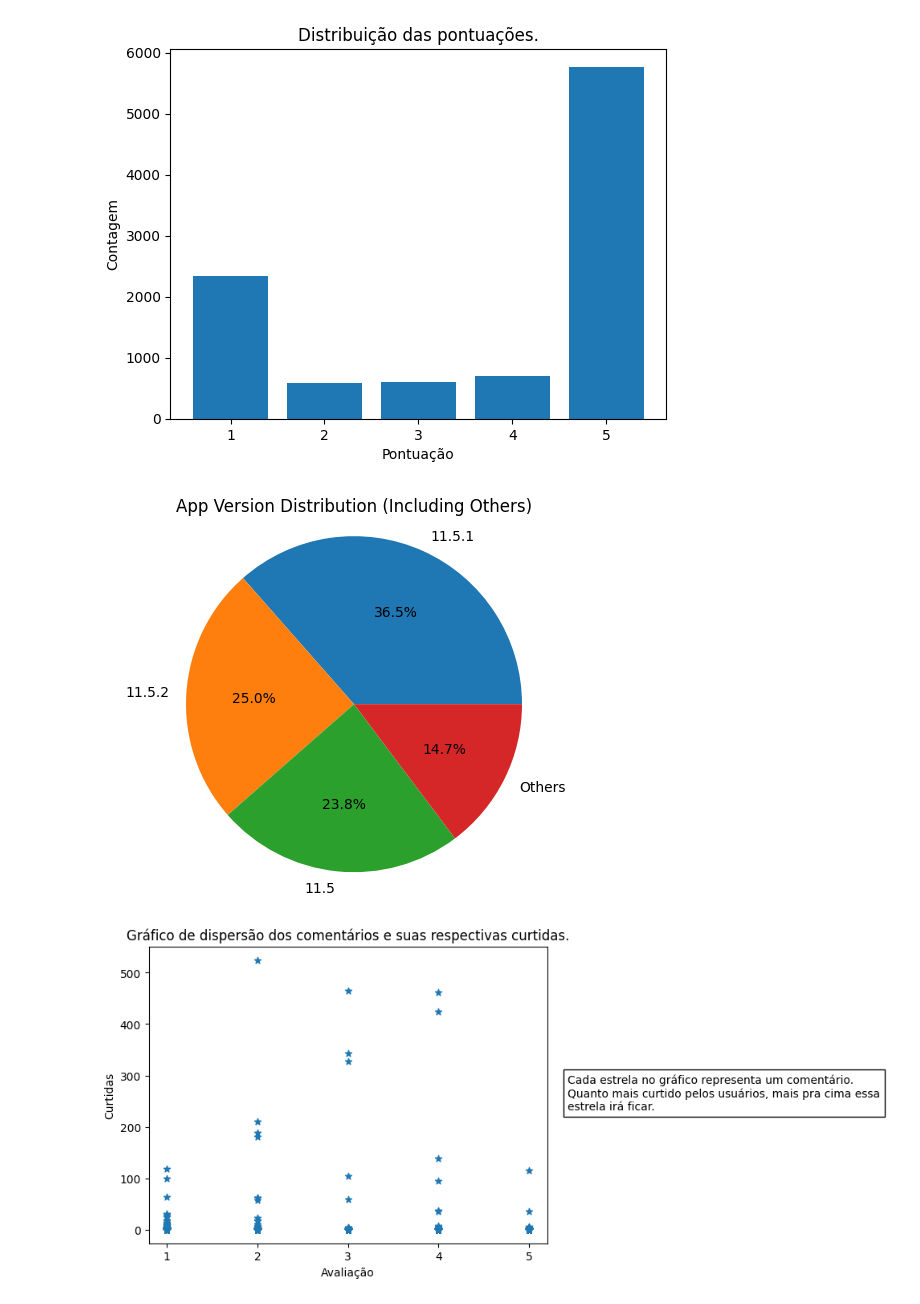
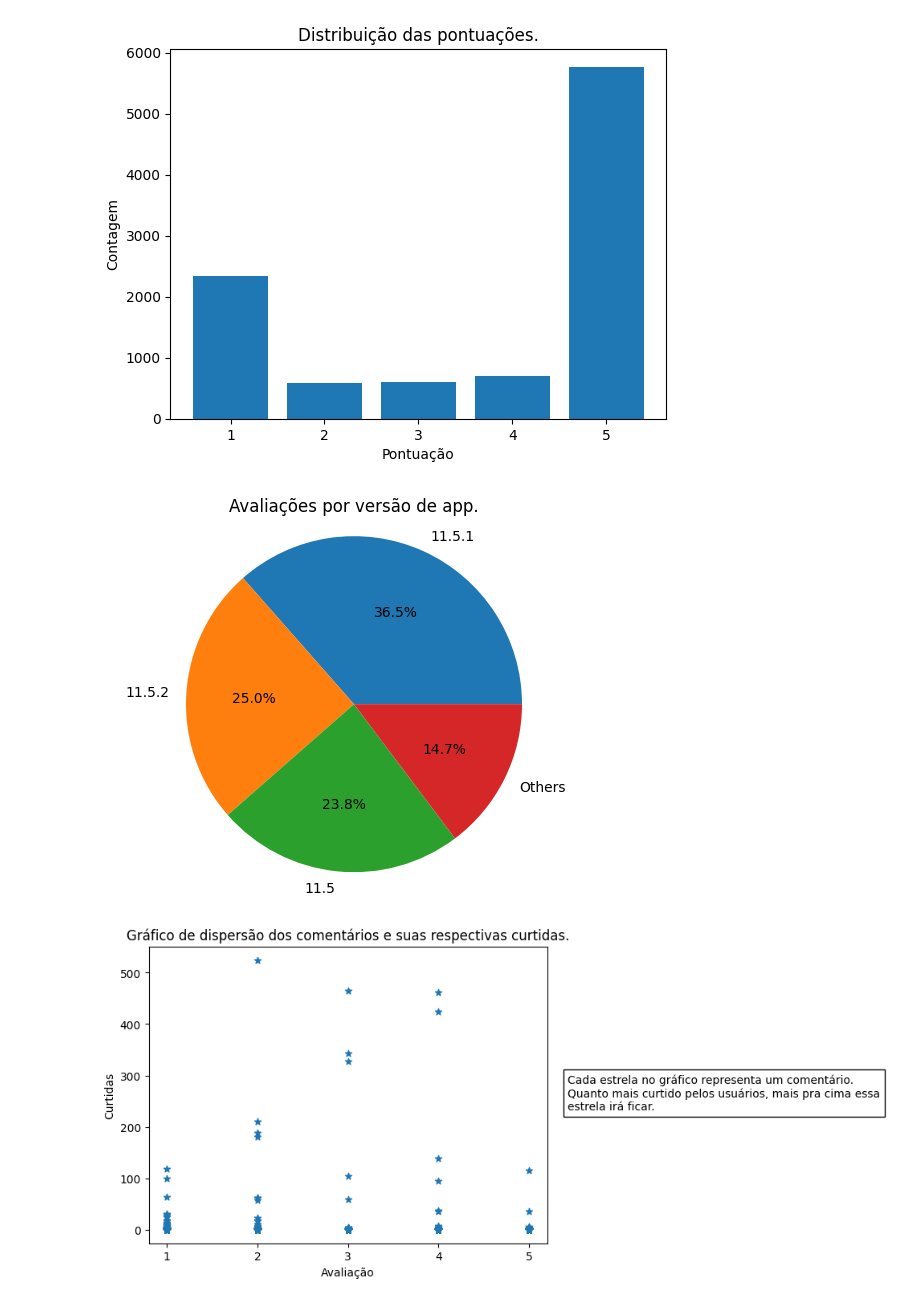
Before and after one commit to geraldoam/play-store-app-reviews, a Jupyter notebook: play_store_app_reviews.ipynb, the cells around one changed output. Cells and saved outputs as stored; diff of their text form; code cells hidden in the pictures.

Commit message:
title

```diff
--- a/play_store_app_reviews.ipynb
+++ b/play_store_app_reviews.ipynb
@@ -72,21 +72,21 @@ plt.show()
 # %%
 version_counts = df['App Version'].value_counts(dropna=True)
 
 version_percentages = version_counts / len(df) * 100
 
 threshold = 10
 other_versions = version_percentages[version_percentages <= threshold]
 other_percentage = other_versions.sum()
 
 version_percentages = version_percentages[version_percentages > threshold]
 version_percentages['Others'] = other_percentage
 
 plt.pie(version_percentages, labels=version_percentages.index, autopct='%1.1f%%')
-plt.title("App Version Distribution (Including Others)")
+plt.title("Avaliações por versão de app.")
 plt.axis('equal')
 plt.show()
 # %% [output]
-[figure, old version]
+[figure, new version]
 # %%
 x = df['Score']
 y = df['Thumbs Up Count']
```
